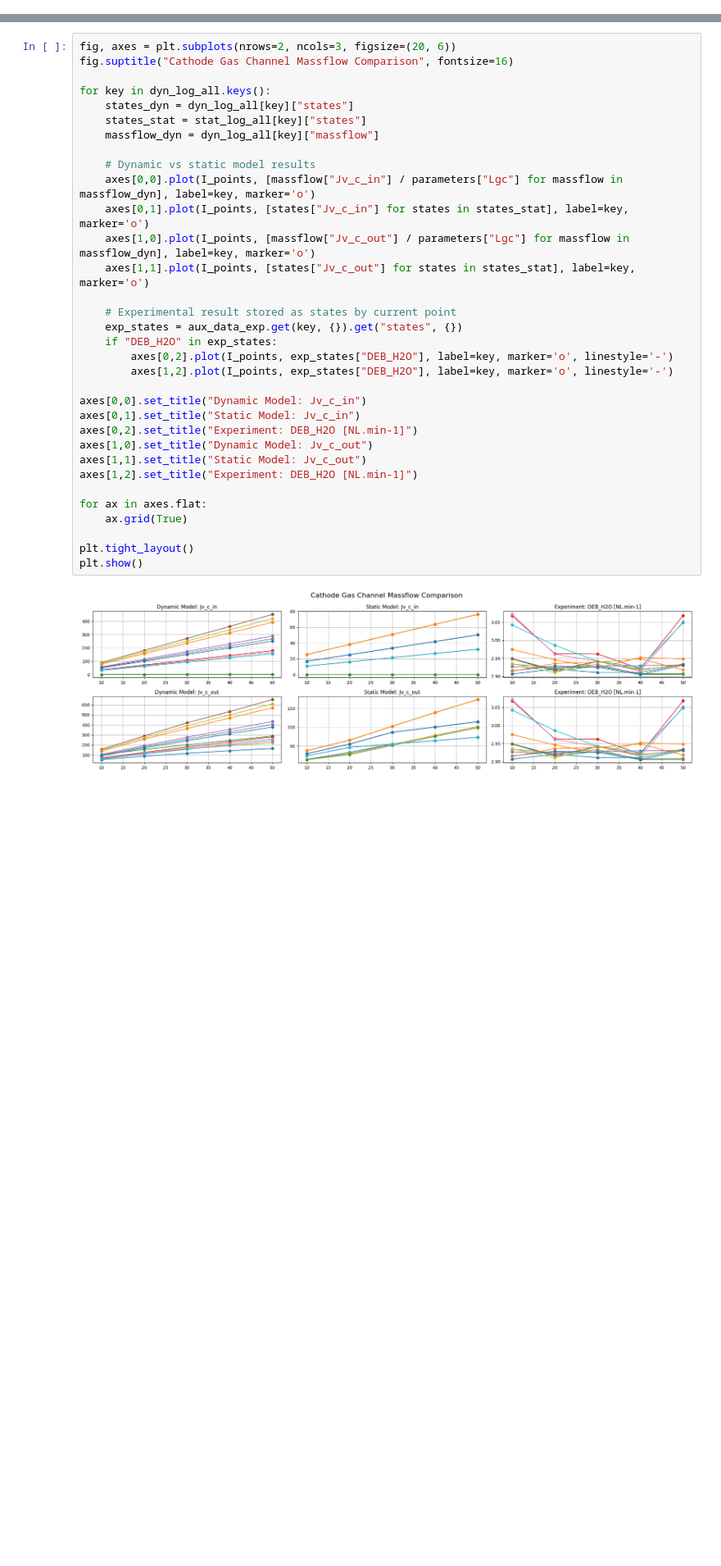
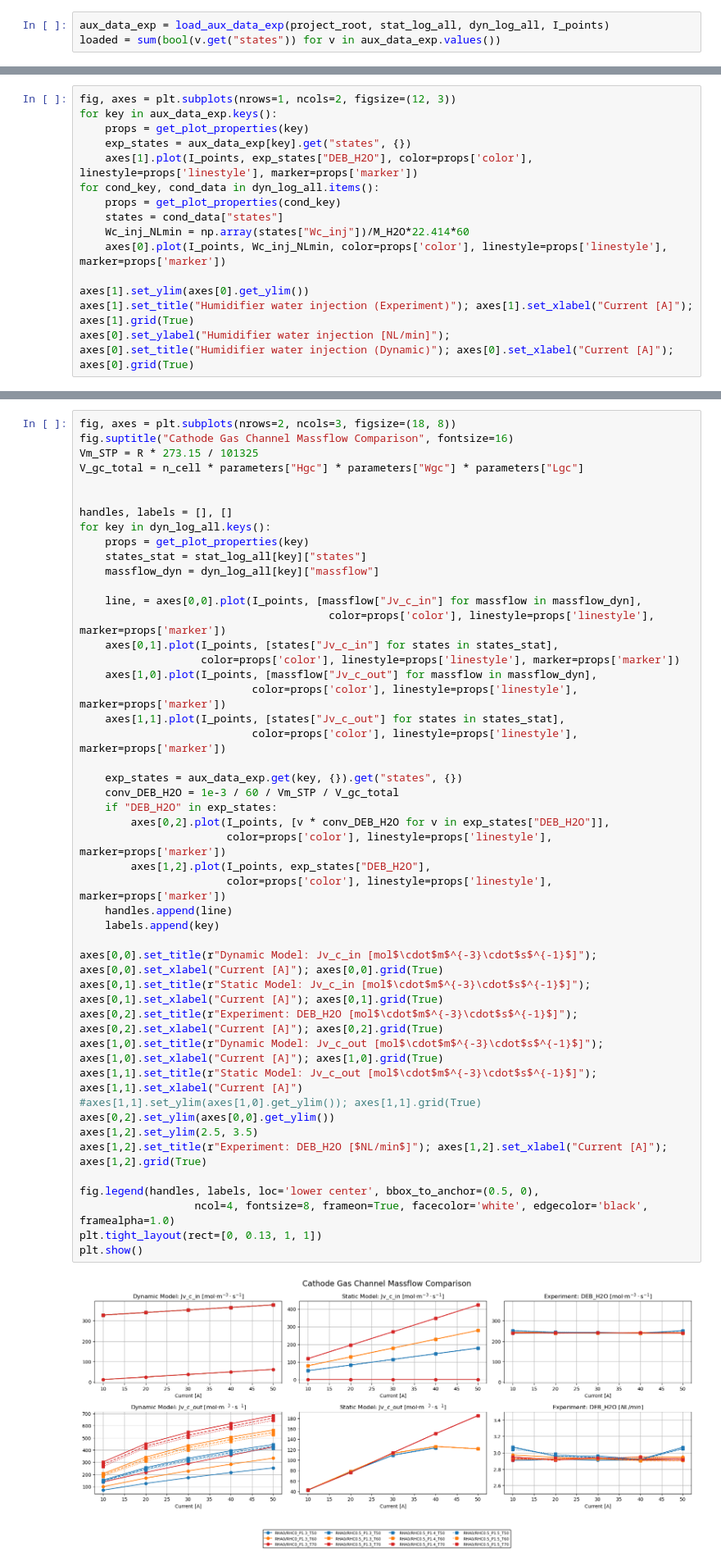
Before and after one commit to YuKwanH/DS-AlphaPEM, a Jupyter notebook: simulation/model/comparison/massflow.ipynb, the cells around one changed output, grey strips where cells are left out. Shown at 82% size. Drawn from its saved outputs; the diff is of its cells as text; blank space fills up the shorter version.

```diff
--- a/simulation/model/comparison/massflow.ipynb
+++ b/simulation/model/comparison/massflow.ipynb
@@ -228,0 +122,3 @@ REC_03032026_095601 {'I_LOAD': (10.017652823920265, 0.0035425721310070055), 'P_A
+# %%
+aux_data_exp = load_aux_data_exp(project_root, stat_log_all, dyn_log_all, I_points)
+loaded = sum(bool(v.get("states")) for v in aux_data_exp.values())
@@ -228,0 +157,16 @@ REC_03032026_095601 {'I_LOAD': (10.017652823920265, 0.0035425721310070055), 'P_A
+# %%
+fig, axes = plt.subplots(nrows=1, ncols=2, figsize=(12, 3))
+for key in aux_data_exp.keys():
+    props = get_plot_properties(key)
+    exp_states = aux_data_exp[key].get("states", {})
+    axes[1].plot(I_points, exp_states["DEB_H2O"], color=props['color'], linestyle=props['linestyle'], marker=props['marker'])
+for cond_key, cond_data in dyn_log_all.items():
+    props = get_plot_properties(cond_key)
+    states = cond_data["states"]
+    Wc_inj_NLmin = np.array(states["Wc_inj"])/M_H2O*22.414*60
+    axes[0].plot(I_points, Wc_inj_NLmin, color=props['color'], linestyle=props['linestyle'], marker=props['marker'])
+
+axes[1].set_ylim(axes[0].get_ylim())
+axes[1].set_title("Humidifier water injection (Experiment)"); axes[1].set_xlabel("Current [A]"); axes[1].grid(True)
+axes[0].set_ylabel("Humidifier water injection [NL/min]");
+axes[0].set_title("Humidifier water injection (Dynamic)"); axes[0].set_xlabel("Current [A]"); axes[0].grid(True)
@@ -260,37 +206,50 @@ Where:
 
 **Key Difference:** The dynamic model accounts for transient accumulation of vapor and oxygen in the channel, making it sensitive to control input changes (humidity, inlet flow), while the static model assumes quasi-steady behavior.
 # %%
-fig, axes = plt.subplots(nrows=2, ncols=3, figsize=(20, 6))
+fig, axes = plt.subplots(nrows=2, ncols=3, figsize=(18, 8))
 fig.suptitle("Cathode Gas Channel Massflow Comparison", fontsize=16)
+Vm_STP = R * 273.15 / 101325
+V_gc_total = n_cell * parameters["Hgc"] * parameters["Wgc"] * parameters["Lgc"]
 
+
+handles, labels = [], []
 for key in dyn_log_all.keys():
-    states_dyn = dyn_log_all[key]["states"]
+    props = get_plot_properties(key)
     states_stat = stat_log_all[key]["states"]
     massflow_dyn = dyn_log_all[key]["massflow"]
 
-    # Dynamic vs static model results
-    axes[0,0].plot(I_points, [massflow["Jv_c_in"] / parameters["Lgc"] for massflow in massflow_dyn], label=key, marker='o')
-    axes[0,1].plot(I_points, [states["Jv_c_in"] for states in states_stat], label=key, marker='o')
-    axes[1,0].plot(I_points, [massflow["Jv_c_out"] / parameters["Lgc"] for massflow in massflow_dyn], label=key, marker='o')
-    axes[1,1].plot(I_points, [states["Jv_c_out"] for states in states_stat], label=key, marker='o')
+    line, = axes[0,0].plot(I_points, [massflow["Jv_c_in"] for massflow in massflow_dyn],
+                                       color=props['color'], linestyle=props['linestyle'], marker=props['marker'])
+    axes[0,1].plot(I_points, [states["Jv_c_in"] for states in states_stat],
+                   color=props['color'], linestyle=props['linestyle'], marker=props['marker'])
+    axes[1,0].plot(I_points, [massflow["Jv_c_out"] for massflow in massflow_dyn],
+                           color=props['color'], linestyle=props['linestyle'], marker=props['marker'])
+    axes[1,1].plot(I_points, [states["Jv_c_out"] for states in states_stat],
+                           color=props['color'], linestyle=props['linestyle'], marker=props['marker'])
 
-    # Experimental result stored as states by current point
     exp_states = aux_data_exp.get(key, {}).get("states", {})
+    conv_DEB_H2O = 1e-3 / 60 / Vm_STP / V_gc_total
     if "DEB_H2O" in exp_states:
-        axes[0,2].plot(I_points, exp_states["DEB_H2O"], label=key, marker='o', linestyle='-')
-        axes[1,2].plot(I_points, exp_states["DEB_H2O"], label=key, marker='o', linestyle='-')
+        axes[0,2].plot(I_points, [v * conv_DEB_H2O for v in exp_states["DEB_H2O"]],
+                       color=props['color'], linestyle=props['linestyle'], marker=props['marker'])
+        axes[1,2].plot(I_points, exp_states["DEB_H2O"],
+                       color=props['color'], linestyle=props['linestyle'], marker=props['marker'])
+    handles.append(line)
+    labels.append(key)
 
-axes[0,0].set_title("Dynamic Model: Jv_c_in")
-axes[0,1].set_title("Static Model: Jv_c_in")
-axes[0,2].set_title("Experiment: DEB_H2O [NL.min-1]")
-axes[1,0].set_title("Dynamic Model: Jv_c_out")
-axes[1,1].set_title("Static Model: Jv_c_out")
-axes[1,2].set_title("Experiment: DEB_H2O [NL.min-1]")
+axes[0,0].set_title(r"Dynamic Model: Jv_c_in [mol$\cdot$m$^{-3}\cdot$s$^{-1}$]"); axes[0,0].set_xlabel("Current [A]"); axes[0,0].grid(True)
+axes[0,1].set_title(r"Static Model: Jv_c_in [mol$\cdot$m$^{-3}\cdot$s$^{-1}$]"); axes[0,1].set_xlabel("Current [A]"); axes[0,1].grid(True)
+axes[0,2].set_title(r"Experiment: DEB_H2O [mol$\cdot$m$^{-3}\cdot$s$^{-1}$]"); axes[0,2].set_xlabel("Current [A]"); axes[0,2].grid(True)
+axes[1,0].set_title(r"Dynamic Model: Jv_c_out [mol$\cdot$m$^{-3}\cdot$s$^{-1}$]"); axes[1,0].set_xlabel("Current [A]"); axes[1,0].grid(True)
+axes[1,1].set_title(r"Static Model: Jv_c_out [mol$\cdot$m$^{-3}\cdot$s$^{-1}$]"); axes[1,1].set_xlabel("Current [A]")
+#axes[1,1].set_ylim(axes[1,0].get_ylim()); axes[1,1].grid(True)
+axes[0,2].set_ylim(axes[0,0].get_ylim())
+axes[1,2].set_ylim(2.5, 3.5)
+axes[1,2].set_title(r"Experiment: DEB_H2O [$NL/min$]"); axes[1,2].set_xlabel("Current [A]"); axes[1,2].grid(True)
 
-for ax in axes.flat:
-    ax.grid(True)
-
-plt.tight_layout()
+fig.legend(handles, labels, loc='lower center', bbox_to_anchor=(0.5, 0),
+                  ncol=4, fontsize=8, frameon=True, facecolor='white', edgecolor='black', framealpha=1.0)
+plt.tight_layout(rect=[0, 0.13, 1, 1])
 plt.show()
 # %% [output]
-[figure, old version]
+[figure, new version]
```
Also changed, not shown: parts of 19 cells of this notebook, 8 other files.
